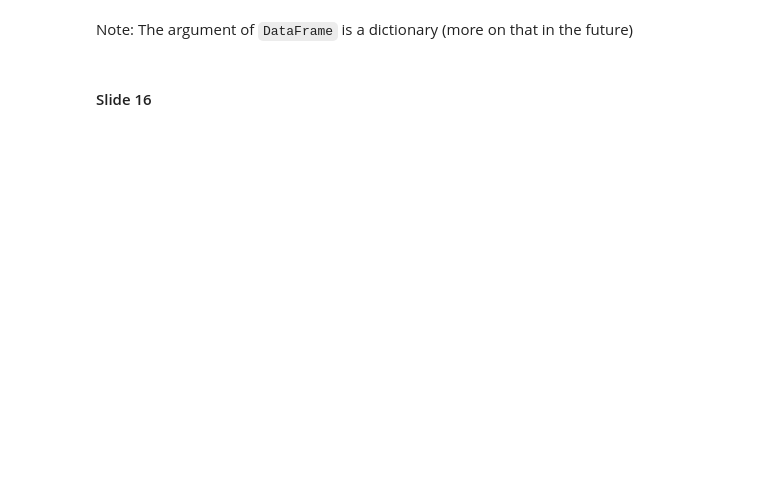
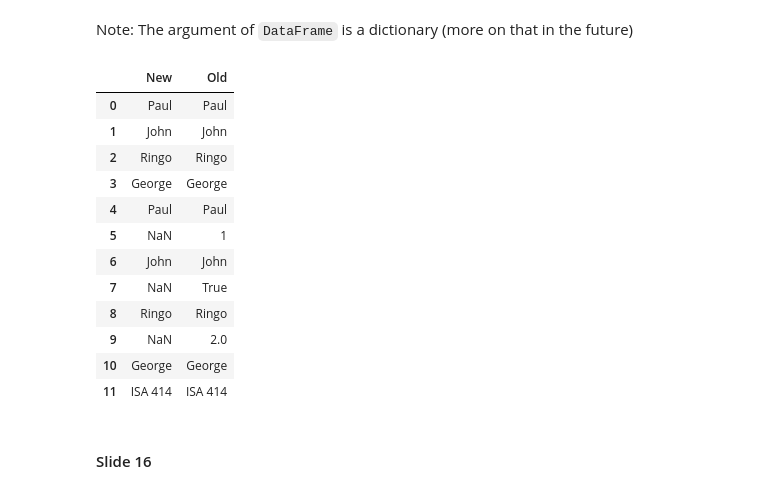
Before and after one commit to carothlj-source/ISA-414, a Jupyter notebook: Lectures/Lecture 4.ipynb, the cells around one changed output. Drawn from its saved outputs; the diff is of its cells as text; code cells hidden in the pictures; blank space fills up the shorter version.

```diff
--- a/Lectures/Lecture 4.ipynb
+++ b/Lectures/Lecture 4.ipynb
@@ -46,5 +96,2 @@ combined_list
 # %% [markdown]
 #### Slide 10
-# %%
-combined_list.pop(0)
-combined_list
@@ -88,13 +229,27 @@ Note: The argument of `DataFrame` is a dictionary (more on that in the future)
 # %%
 import pandas
 
 # create a data frame with a single column
 # syntax: {"col_1_name": list, "col_2_name":list, ...}
-df = pandas.DataFrame({"Col_0":another_list,
-                       "Col_1":combined_list})
+df = pandas.DataFrame({"New":another_list,
+                       "Old":combined_list})
 
 # printing df
 df
+# %% [output]
+|  | New | Old |
+| 0 | Paul | Paul |
+| 1 | John | John |
+| 2 | Ringo | Ringo |
+| 3 | George | George |
+| 4 | Paul | Paul |
+| 5 | NaN | 1 |
+| 6 | John | John |
+| 7 | NaN | True |
+| 8 | Ringo | Ringo |
+| 9 | NaN | 2.0 |
+| 10 | George | George |
+| 11 | ISA 414 | ISA 414 |
 # %% [markdown]
 #### Slide 16
 # %%
```
Also changed, not shown: parts of 31 cells of this notebook.
